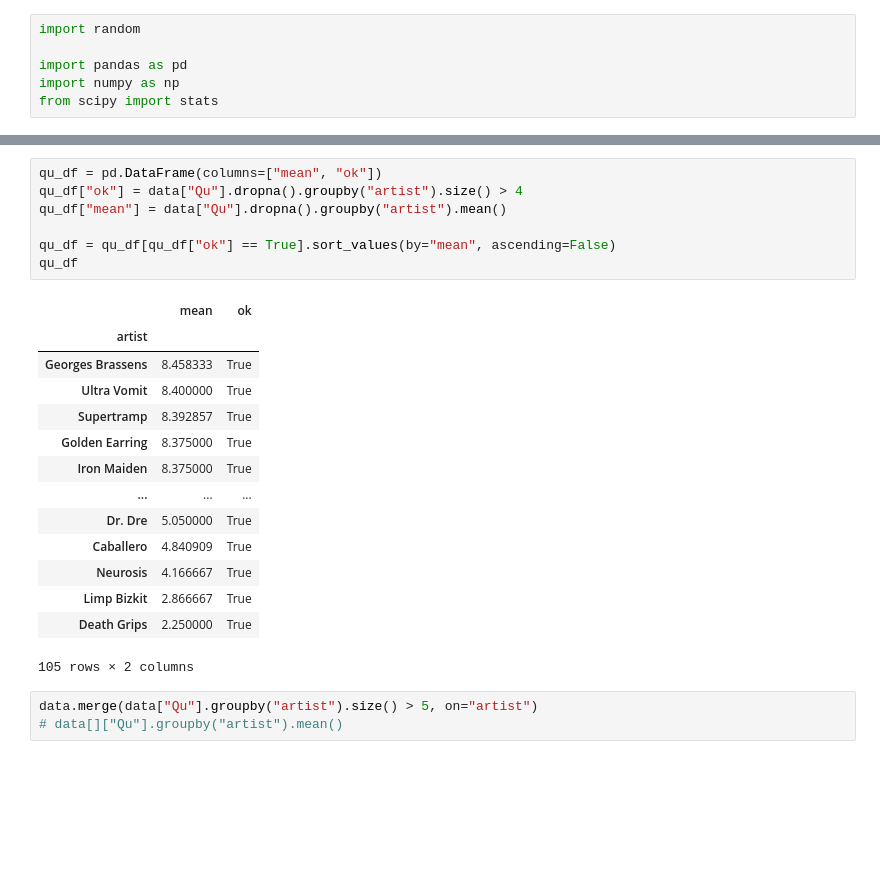
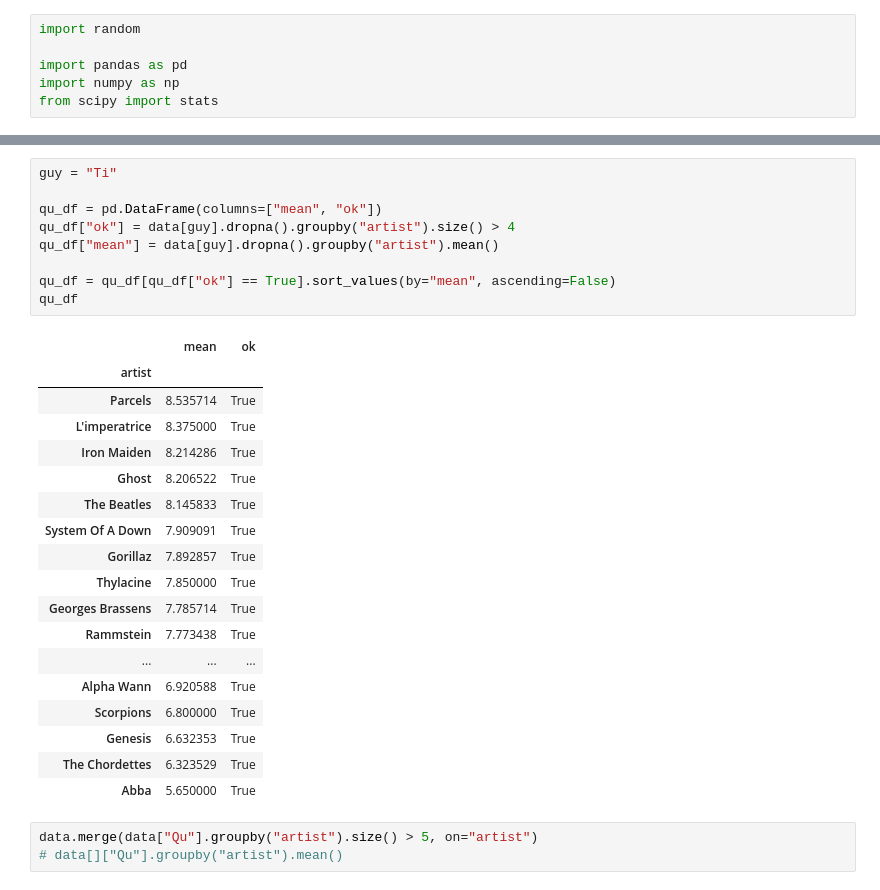
Before and after one commit to QuVil/mon-bot-le-dj, a Jupyter notebook: prototyping/artists.ipynb, the cells around one changed output, grey strips where cells are left out. Drawn from its saved outputs; the diff is of its cells as text; blank space fills up the shorter version.

```diff
--- a/prototyping/artists.ipynb
+++ b/prototyping/artists.ipynb
@@ -34,25 +34,31 @@ data
 # %%
+guy = "Ti"
+
 qu_df = pd.DataFrame(columns=["mean", "ok"])
-qu_df["ok"] = data["Qu"].dropna().groupby("artist").size() > 4
-qu_df["mean"] = data["Qu"].dropna().groupby("artist").mean()
+qu_df["ok"] = data[guy].dropna().groupby("artist").size() > 4
+qu_df["mean"] = data[guy].dropna().groupby("artist").mean()
 
 qu_df = qu_df[qu_df["ok"] == True].sort_values(by="mean", ascending=False)
 qu_df
 # %% [output]
 |  | mean | ok |
 | artist |  |  |
-| Georges Brassens | 8.458333 | True |
-| Ultra Vomit | 8.400000 | True |
-| Supertramp | 8.392857 | True |
-| Golden Earring | 8.375000 | True |
-| Iron Maiden | 8.375000 | True |
+| Parcels | 8.535714 | True |
+| L'imperatrice | 8.375000 | True |
+| Iron Maiden | 8.214286 | True |
+| Ghost | 8.206522 | True |
+| The Beatles | 8.145833 | True |
+| System Of A Down | 7.909091 | True |
+| Gorillaz | 7.892857 | True |
+| Thylacine | 7.850000 | True |
+| Georges Brassens | 7.785714 | True |
+| Rammstein | 7.773438 | True |
 | ... | ... | ... |
-| Dr. Dre | 5.050000 | True |
-| Caballero | 4.840909 | True |
-| Neurosis | 4.166667 | True |
-| Limp Bizkit | 2.866667 | True |
-| Death Grips | 2.250000 | True |
+| Alpha Wann | 6.920588 | True |
+| Scorpions | 6.800000 | True |
+| Genesis | 6.632353 | True |
+| The Chordettes | 6.323529 | True |
+| Abba | 5.650000 | True |
-105 rows × 2 columns
 # %%
 data.merge(data["Qu"].groupby("artist").size() > 5, on="artist")
 # data[]["Qu"].groupby("artist").mean()
```
Also changed, not shown: parts of 1 cell of this notebook, 7 other files.
